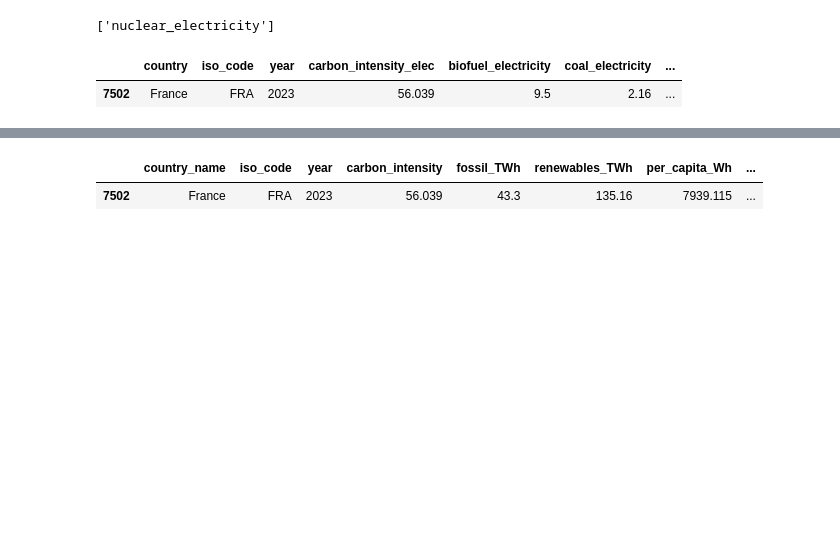
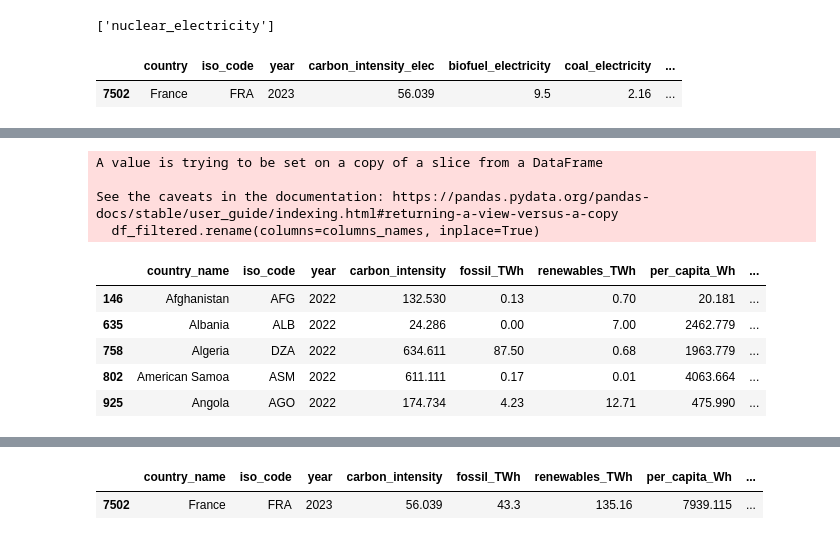
Before and after one commit to mlco2/codecarbon, a Jupyter notebook: codecarbon/data/private_infra/our_world_in_data.ipynb, the cells around one changed output, grey strips where cells are left out. Saved outputs shown, nothing was run; the diff lists cells and outputs as text; code cells hidden in the pictures; blank space fills up the shorter version.

Commit message:
update python script to retrieve our word in data's data

```diff
--- a/codecarbon/data/private_infra/our_world_in_data.ipynb
+++ b/codecarbon/data/private_infra/our_world_in_data.ipynb
@@ -113,3 +54,61 @@ df_filtered.head(5)
+# %%
+# keeping only relevant columns
+dff = df[['country', 'iso_code', 'year'] + carbon_intensity_col + elec_col]
+# getting rid of row with na carbon intensity for electricity
+dff = dff.dropna(subset='carbon_intensity_elec')
+# keeping the most recent available row
+dff = dff.loc[dff.groupby('country')['year'].idxmax()]
+# no empty isocode
+df_filtered = dff[dff["iso_code"].notna()]
+columns_names = {
+    'country':'country_name',
+    'carbon_intensity_elec':'carbon_intensity',
+    'biofuel_electricity':'biofuel_TWh',
+    'coal_electricity':'coal_TWh',
+    'fossil_electricity':'fossil_TWh',
+    'gas_electricity':'gas_TWh',
+    'hydro_electricity':'hydroelectricity_TWh',
+    'low_carbon_electricity':'low_carbon_TWh',
+    'nuclear_electricity':'nuclear_TWh',
+    'oil_electricity':'oil_TWh',
+    'other_renewable_electricity':'other_renewable_TWh',
+    'other_renewable_exc_biofuel_electricity':'other_renewable_exc_biofuel_TWh',
+    'per_capita_electricity':'per_capita_Wh',
+    'renewables_electricity':'renewables_TWh',
+    'solar_electricity':'solar_TWh',
+    'wind_electricity':'wind_TWh'
+}
+df_filtered.rename(columns=columns_names, inplace=True)
+df_filtered = df_filtered[['country_name',
+                        'iso_code',
+                        'year',
+                        'carbon_intensity',
+                        'fossil_TWh',
+                        'renewables_TWh',
+                        'per_capita_Wh',
+                        'coal_TWh',
+                        'gas_TWh',
+                        'oil_TWh',
+                        'solar_TWh',
+                        'wind_TWh',
+                        'hydroelectricity_TWh',
+                        'other_renewable_TWh',
+                        'other_renewable_exc_biofuel_TWh',
+                        'nuclear_TWh',
+                        'biofuel_TWh',
+                        'low_carbon_TWh']]
+df_filtered.head(5)
+# %% [output]
+A value is trying to be set on a copy of a slice from a DataFrame
+
+See the caveats in the documentation: https://pandas.pydata.org/pandas-docs/stable/user_guide/indexing.html#returning-a-view-versus-a-copy
+  df_filtered.rename(columns=columns_names, inplace=True)
+|  | country_name | iso_code | year | carbon_intensity | fossil_TWh | renewables_TWh | per_capita_Wh | ... |
+| 146 | Afghanistan | AFG | 2022 | 132.530 | 0.13 | 0.70 | 20.181 | ... |
+| 635 | Albania | ALB | 2022 | 24.286 | 0.00 | 7.00 | 2462.779 | ... |
+| 758 | Algeria | DZA | 2022 | 634.611 | 87.50 | 0.68 | 1963.779 | ... |
+| 802 | American Samoa | ASM | 2022 | 611.111 | 0.17 | 0.01 | 4063.664 | ... |
+| 925 | Angola | AGO | 2022 | 174.734 | 4.23 | 12.71 | 475.990 | ... |
 # %%
 columns_to_sum = ["fossil_TWh", "renewables_TWh", "nuclear_TWh"]
 df_filtered['total_TWh'] = df_filtered[columns_to_sum].sum(axis=1)
```
Also changed, not shown: parts of 13 cells of this notebook, 1 other file.
